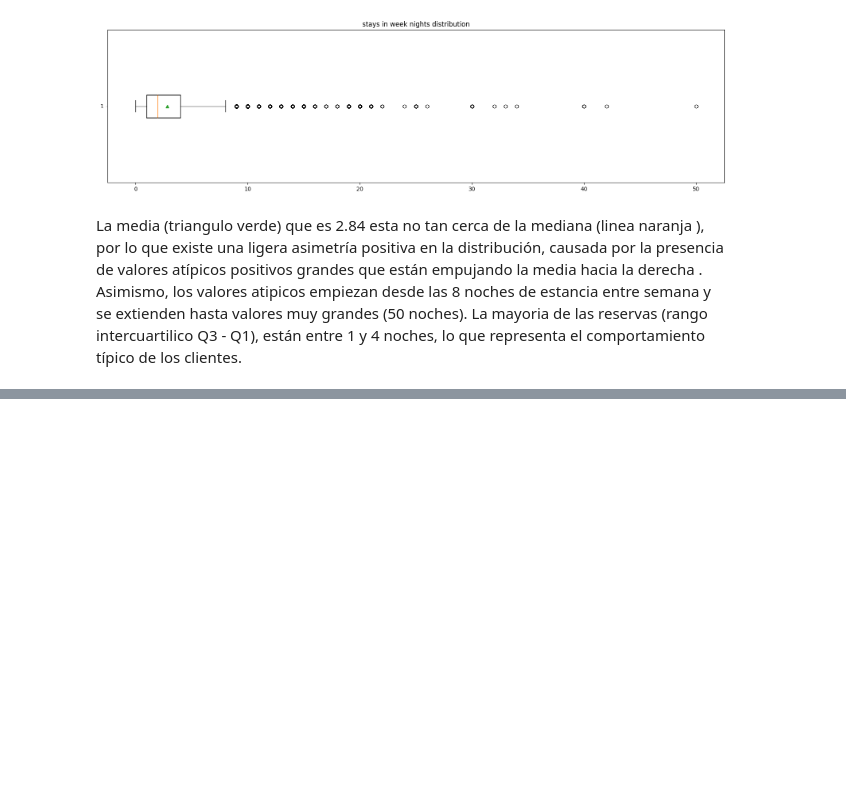
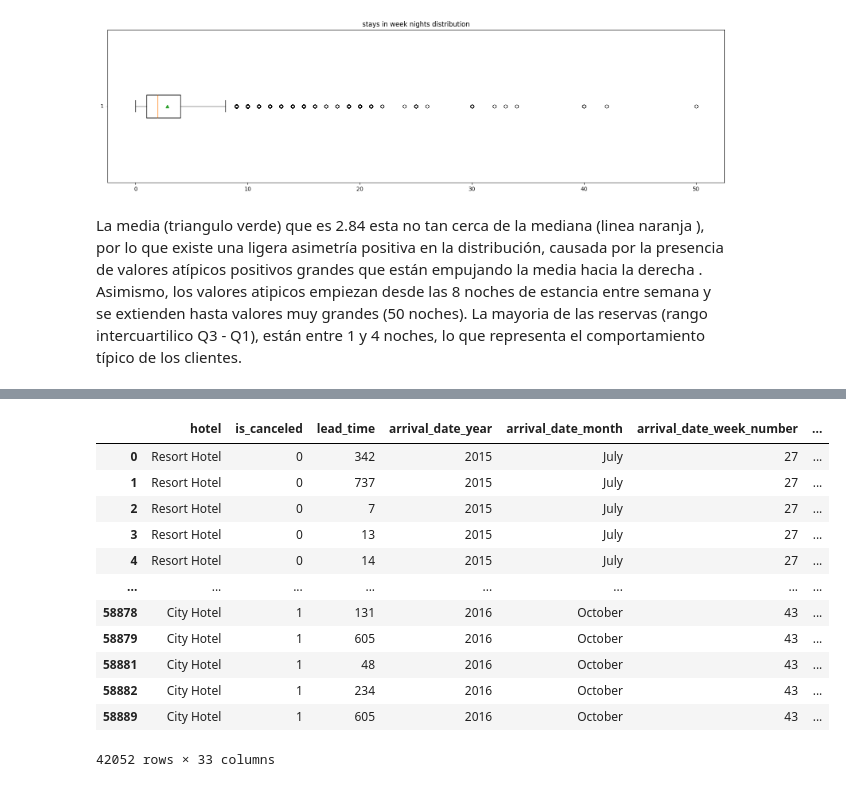
Before and after one commit to leodie1615/taller1, a Jupyter notebook: entendimiento-data.ipynb, the cells around one changed output, grey strips where cells are left out. Saved outputs shown, nothing was run; the diff lists cells and outputs as text; code cells hidden in the pictures; blank space fills up the shorter version.

```diff
--- a/entendimiento-data.ipynb
+++ b/entendimiento-data.ipynb
@@ -251,0 +309,14 @@ La media (triangulo verde) que es 2.84 esta no tan cerca de la mediana (linea na
+# %%
+# transformación columnas fecha
+
+for i in cast_columns_date:
+    df_reservation_mod[i]=(
+    pd.to_datetime(df_reservation_mod[i], errors="coerce")
+    )
+# %%
+# Limpieza espacios columnas object
+
+for i in columns_object:
+    df_reservation_mod[i]=(
+    df_reservation_mod[i].str.strip()
+    )
@@ -251,0 +338,21 @@ La media (triangulo verde) que es 2.84 esta no tan cerca de la mediana (linea na
+# %%
+df_reservation_mod = df_reservation_mod.drop_duplicates()
+# %%
+cond = df_reservation_mod["lead_time"] > 0
+df_filtrado = df_reservation_mod[cond]
+# %%
+df_filtrado
+# %% [output]
+|  | hotel | is_canceled | lead_time | arrival_date_year | arrival_date_month | arrival_date_week_number | ... |
+| 0 | Resort Hotel | 0 | 342 | 2015 | July | 27 | ... |
+| 1 | Resort Hotel | 0 | 737 | 2015 | July | 27 | ... |
+| 2 | Resort Hotel | 0 | 7 | 2015 | July | 27 | ... |
+| 3 | Resort Hotel | 0 | 13 | 2015 | July | 27 | ... |
+| 4 | Resort Hotel | 0 | 14 | 2015 | July | 27 | ... |
+| ... | ... | ... | ... | ... | ... | ... | ... |
+| 58878 | City Hotel | 1 | 131 | 2016 | October | 43 | ... |
+| 58879 | City Hotel | 1 | 605 | 2016 | October | 43 | ... |
+| 58881 | City Hotel | 1 | 48 | 2016 | October | 43 | ... |
+| 58882 | City Hotel | 1 | 234 | 2016 | October | 43 | ... |
+| 58889 | City Hotel | 1 | 605 | 2016 | October | 43 | ... |
+42052 rows × 33 columns
```
Also changed, not shown: parts of 15 cells of this notebook.
